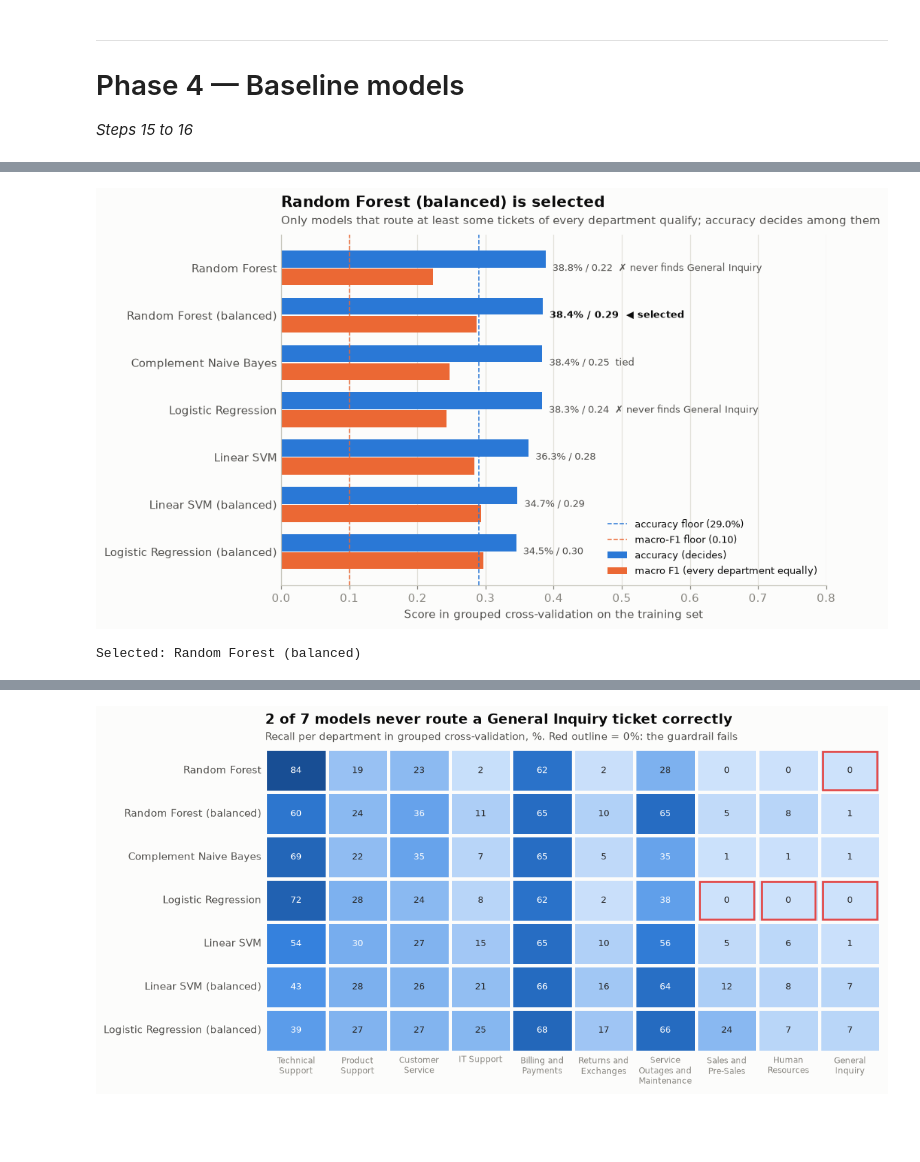
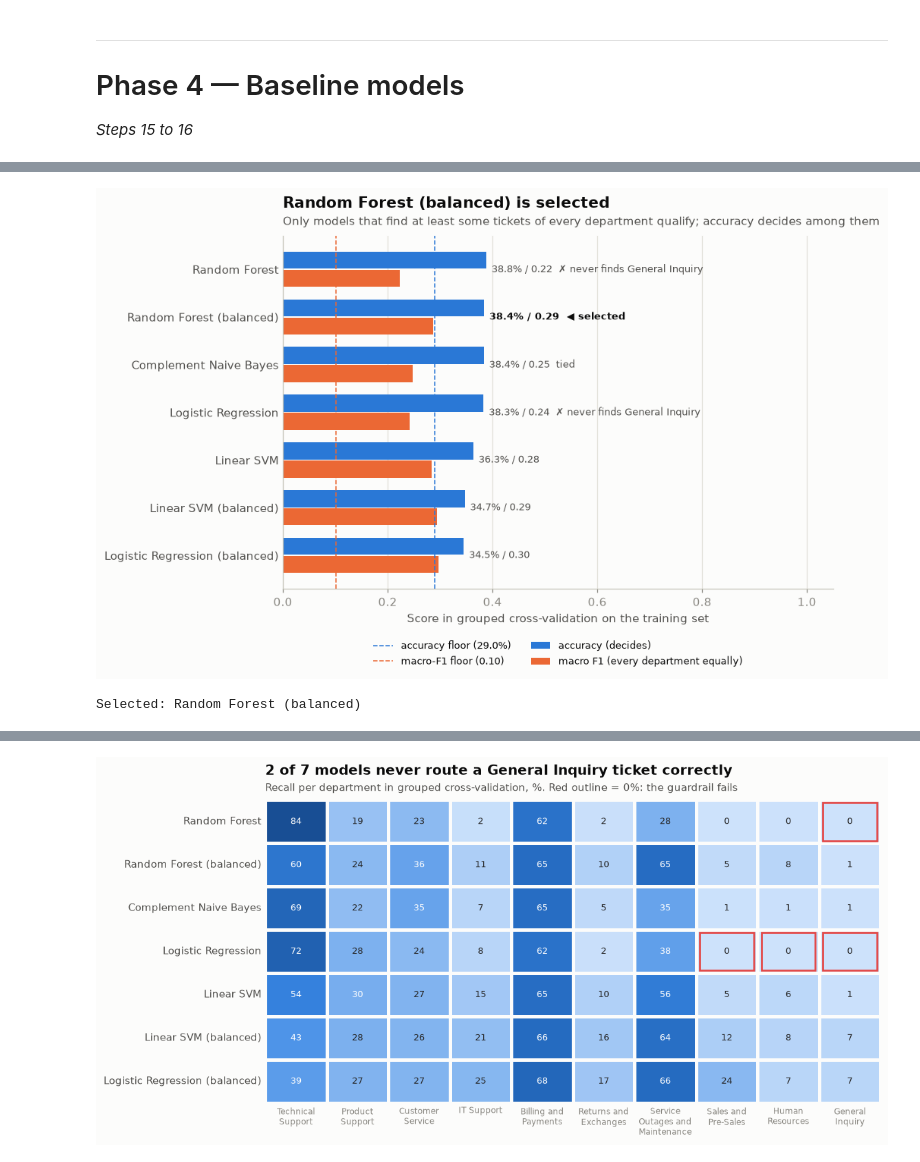
Before and after one commit to karthikiyer365/Live, a Jupyter notebook: topic-classification/department_classifier_pipeline.ipynb, the cells around one changed output, grey strips where cells are left out. Saved outputs shown, nothing was run; the diff lists cells and outputs as text; code cells hidden in the pictures; blank space fills up the shorter version.

```diff
--- a/topic-classification/department_classifier_pipeline.ipynb
+++ b/topic-classification/department_classifier_pipeline.ipynb
@@ -865,9 +634,8 @@ ax.yaxis.set_major_formatter(mpl.ticker.PercentFormatter())
 ax.grid(axis="x", visible=False)
 ax.set_xlabel("Similarity between a ticket and its closest neighbour")
 ax.set_ylabel("Neighbour has the same department")
-ax.set_title("Near-identical tickets almost always share a department", pad=24)
-ax.text(0, 1.03, f"From {FAMILY_THRESHOLD:.2f} up, tickets are linked into families. Lower, linking starts chaining unrelated tickets together",
-        transform=ax.transAxes, fontsize=9.5, color=INK_2)
+headline(ax, "Near-identical tickets almost always share a department",
+         f"From {FAMILY_THRESHOLD:.2f} up, tickets are linked into families. Lower, linking starts chaining unrelated tickets together")
 ax.legend(handles=[Patch(color=CAT[0], label="linked into a family"), Patch(color=AXIS, label="not linked"),
                    Line2D([0], [0], color=INK_2, linestyle="--", linewidth=1, label=f"loosely related tickets ({loose_rate:.0%})")],
           loc="upper left")
@@ -965,11 +677,0 @@ data changed.
-# %%
-# Step 11 — merge departments below MIN_CLASS_SIZE into 'Other' (none expected), show final distribution
-MIN_CLASS_SIZE = 30
-dept_counts = df[LABEL].value_counts()
-rare = dept_counts[dept_counts < MIN_CLASS_SIZE]
-print(f"Departments below {MIN_CLASS_SIZE} tickets: {list(rare.index) or 'none'}")
-df[LABEL] = df[LABEL].where(~df[LABEL].isin(rare.index), "Other")
-
-dept_counts = df[LABEL].value_counts()
-print(f"{len(dept_counts)} departments | imbalance ratio {dept_counts.max() / dept_counts.min():.1f}×\n")
-dept_counts.to_frame("tickets").assign(share=lambda t: (t["tickets"] / t["tickets"].sum()).round(3))
@@ -1305,53 +901,45 @@ standard random split would have overstated the result.
 # %%
-# Step 16 — accuracy vs macro F1 per model (cross-validation), floors marked, selection rule applied
+# Step 16 — apply the selection rule and chart accuracy vs macro F1 per model (helpers reused in Phase 4B)
+from sklearn.model_selection import KFold, cross_validate
 TIE_TOLERANCE = 0.01
-CV_FLOOR_ACCURACY = cv_results.loc["Dummy — always biggest", "accuracy"]
-CV_FLOOR_MACRO_F1 = cv_results.loc["Dummy — random by size", "macro F1"]
-models_only = cv_results[~cv_results.index.str.startswith("Dummy")]
-qualifying = models_only[models_only["passes guardrail"]]
 
-tied = pd.DataFrame()
-if qualifying.empty:
-    BEST_BASELINE = None
-    print("No model passes the guardrail: every model has at least one department it never routes correctly.")
-else:
+def select_model(results):
+    models = results[~results.index.str.startswith("Dummy")]
+    qualifying = models[models["passes guardrail"]]
+    if qualifying.empty:
+        return None, models, qualifying
     tied = qualifying[qualifying["accuracy"] >= qualifying["accuracy"].max() - TIE_TOLERANCE].copy()
     tied["gives probabilities"] = [hasattr(candidates[n], "predict_proba") for n in tied.index]
-    BEST_BASELINE = tied.sort_values(["macro F1", "gives probabilities"], ascending=False).index[0]
+    return tied.sort_values(["macro F1", "gives probabilities"], ascending=False).index[0], models, tied
 
-plot_df = models_only.sort_values("accuracy")
-fig, ax = plt.subplots(figsize=(8.5, 5.5))
-y = np.arange(len(plot_df))
-ax.barh(y + 0.19, plot_df["accuracy"], height=0.36, color=CAT[0], label="accuracy (decides)")
-ax.barh(y - 0.19, plot_df["macro F1"], height=0.36, color=CAT[1], label="macro F1 (every department equally)")
-ax.axvline(CV_FLOOR_ACCURACY, color=CAT[0], linestyle="--", linewidth=1, label=f"accuracy floor ({CV_FLOOR_ACCURACY:.1%})")
-ax.axvline(CV_FLOOR_MACRO_F1, color=CAT[1], linestyle="--", linewidth=1, label=f"macro-F1 floor ({CV_FLOOR_MACRO_F1:.2f})")
-for yi, (name, r) in zip(y, plot_df.iterrows()):
-    if name == BEST_BASELINE:
-        note = "  ◀ selected"
-    elif not r["passes guardrail"]:
-        note = f"  ✗ never finds {r['weakest department']}"
-    elif name in tied.index:
-        note = "  tied"
-    else:
-        note = ""
-    ax.text(max(r["accuracy"], r["macro F1"]) + 0.01, yi, f"{r['accuracy']:.1%} / {r['macro F1']:.2f}{note}", va="center",
-            fontsize=8.5, color=INK if name == BEST_BASELINE else INK_2, fontweight="bold" if name == BEST_BASELINE else "normal")
+def plot_comparison(results, selected, models, tied, title, subtitle, class_word):
+    floor_acc = results.loc["Dummy — always biggest", "accuracy"]
+    floor_f1 = results.loc["Dummy — random by size", "macro F1"]
+    plot_df = models.sort_values("accuracy")
+    fig, ax = plt.subplots(figsize=(8.5, 5.5))
+    y = np.arange(len(plot_df))
+    ax.barh(y + 0.19, plot_df["accuracy"], height=0.36, color=CAT[0], label="accuracy (decides)")
+    ax.barh(y - 0.19, plot_df["macro F1"], height=0.36, color=CAT[1], label=f"macro F1 (every {class_word} equally)")
+    ax.axvline(floor_acc, color=CAT[0], linestyle="--", linewidth=1, label=f"accuracy floor ({floor_acc:.1%})")
+    ax.axvline(floor_f1, color=CAT[1], linestyle="--", linewidth=1, label=f"macro-F1 floor ({floor_f1:.2f})")
+    for yi, (name, r) in zip(y, plot_df.iterrows()):
+        note = ("  ◀ selected" if name == selected else "  tied" if name in tied.index
+                else "" if r["passes guardrail"] else f"  ✗ never finds {r['weakest class']}")
+        ax.text(max(r["accuracy"], r["macro F1"]) + 0.01, yi, f"{r['accuracy']:.1%} / {r['macro F1']:.2f}{note}", va="center",
+                fontsize=8.5, color=INK if name == selected else INK_2, fontweight="bold" if name == selected else "normal")
+    ax.set_yticks(y, plot_df.index)
+    ax.set_xlim(0, 1.05)
+    ax.set_xlabel("Score in grouped cross-validation on the training set")
+    headline(ax, title, subtitle, hbar=True)
+    ax.legend(loc="upper center", bbox_to_anchor=(0.5, -0.12), ncol=2, fontsize=8.5)
+    plt.show()
 
-ax.set_yticks(y, plot_df.index)
-ax.set_xlim(0, 0.8)
-ax.grid(axis="y", visible=False)
-ax.tick_params(axis="y", length=0)
-ax.set_xlabel("Score in grouped cross-validation on the training set")
-title = f"{BEST_BASELINE} is selected" if BEST_BASELINE else "No model passes the guardrail"
-ax.set_title(title, pad=24)
-ax.text(0, 1.03, "Only models that route at least some tickets of every department qualify; accuracy decides among them",
-        transform=ax.transAxes, fontsize=9.5, color=INK_2)
-ax.legend(loc="lower right", fontsize=8.5)
-plt.show()
-
+BEST_BASELINE, models_only, tied = select_model(cv_results)
+plot_comparison(cv_results, BEST_BASELINE, models_only, tied,
+                f"{BEST_BASELINE} is selected" if BEST_BASELINE else "No model passes the guardrail",
+                "Only models that find at least some tickets of every department qualify; accuracy decides among them", "department")
 print(f"Selected: {BEST_BASELINE}")
-tied.round(3) if not tied.empty else qualifying
+tied.round(3)
 # %% [output]
-[figure, old version]
+[figure, new version]
 Selected: Random Forest (balanced)
```
Also changed, not shown: parts of 98 cells of this notebook.
